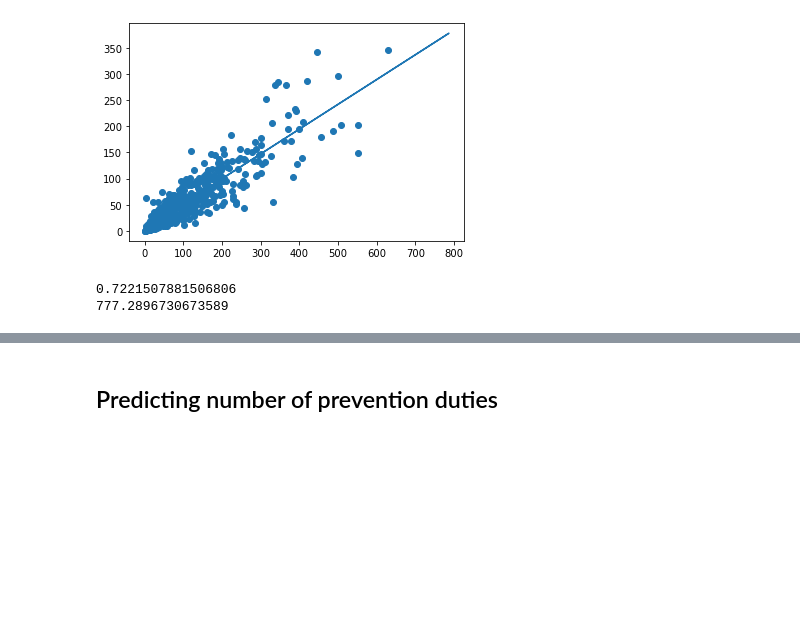
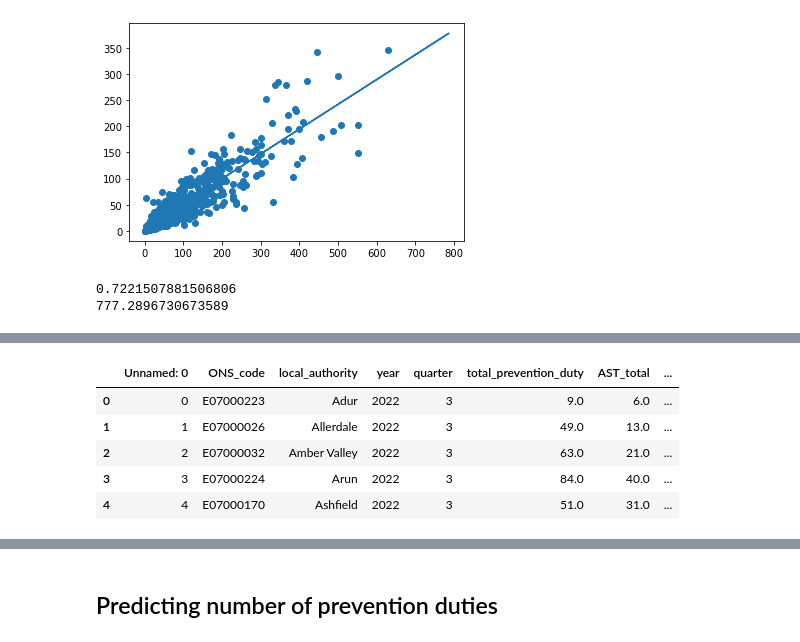
Before and after one commit to lu-fisher/Homelessness-reasons, a Jupyter notebook: Machine learning.ipynb, the cells around one changed output, grey strips where cells are left out. Saved outputs shown, nothing was run; the diff lists cells and outputs as text; code cells hidden in the pictures; blank space fills up the shorter version.

```diff
--- a/Machine learning.ipynb
+++ b/Machine learning.ipynb
@@ -26,6 +26,8 @@ import numpy as np
 import matplotlib.pyplot as plt
 
 df = pd.read_csv('C:/Users/lucyf/Coding/Homelessness/data/master_df.csv')
+
+pd.set_option('display.max_columns', None)
 # %%
 #Trying a simple linear regression model to predict successful preventions from number of duties
 
@@ -205,17 +204,27 @@ Accuracy score: 0.7592564137898806
 # %%
 #Importing data with Homelessness Prevention Grant info and dropping rows with null values
 
 df_HPG = pd.read_csv('C:/Users/lucyf/Coding/Homelessness/data/master_df_with_HPG.csv')
 
 df_HPG = pd.merge(df_HPG, affordability, how='left', on=['ONS_code', 'local_authority', 'year'])
 
 df_HPG.dropna(axis=0, inplace=True)
+df_HPG.reset_index(drop=True, inplace=True)
 
 #One hot encoding region names again
 
 one_hot = pd.get_dummies(df_HPG['region_name'])
 df_HPG = df_HPG.drop('region_name',axis = 1)
 df_HPG = df_HPG.join(one_hot)
+
+df_HPG.head()
+# %% [output]
+|  | Unnamed: 0 | ONS_code | local_authority | year | quarter | total_prevention_duty | AST_total | ... |
+| 0 | 0 | E07000223 | Adur | 2022 | 3 | 9.0 | 6.0 | ... |
+| 1 | 1 | E07000026 | Allerdale | 2022 | 3 | 49.0 | 13.0 | ... |
+| 2 | 2 | E07000032 | Amber Valley | 2022 | 3 | 63.0 | 21.0 | ... |
+| 3 | 3 | E07000224 | Arun | 2022 | 3 | 84.0 | 40.0 | ... |
+| 4 | 4 | E07000170 | Ashfield | 2022 | 3 | 51.0 | 31.0 | ... |
 # %%
 #Adding HPG data to model
 
```
Also changed, not shown: parts of 19 cells of this notebook, 2 other files.
